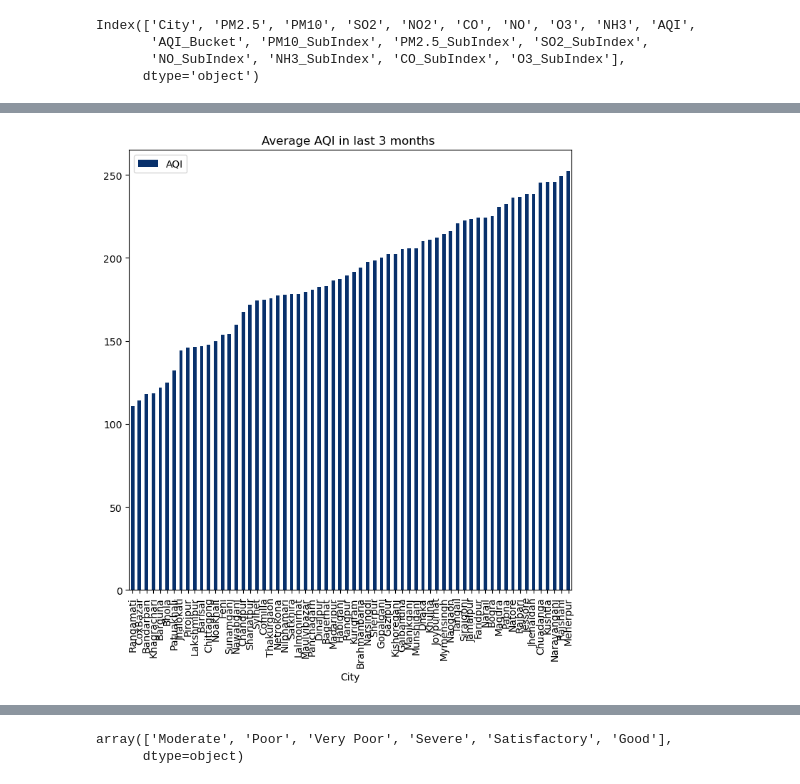
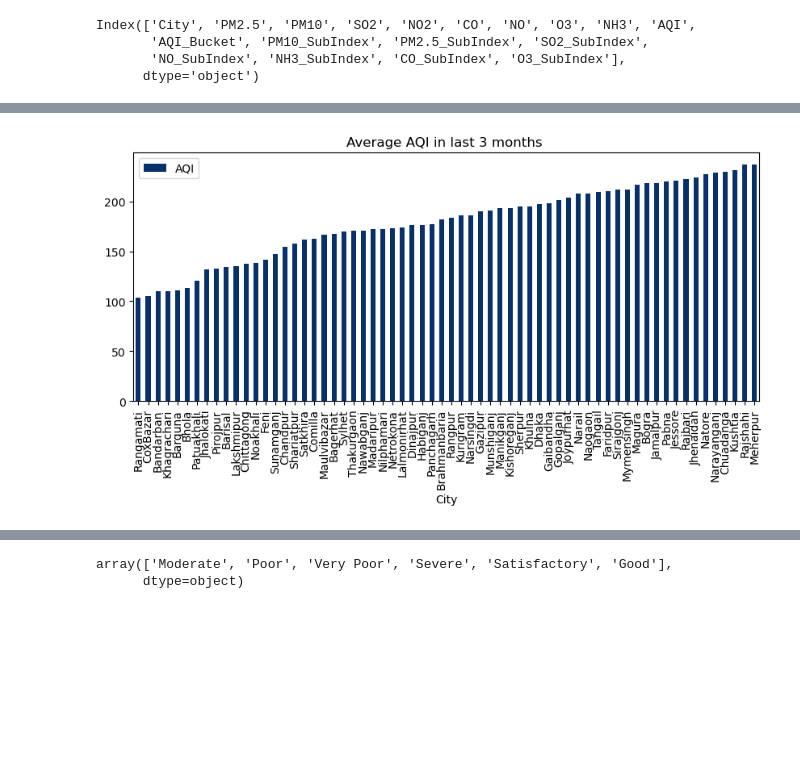
Before and after one commit to Mehedi17061/AirQualityIndex, a Jupyter notebook: AirQuality.ipynb, the cells around one changed output, grey strips where cells are left out. Saved outputs shown, nothing was run; the diff lists cells and outputs as text; code cells hidden in the pictures; blank space fills up the shorter version.

```diff
--- a/AirQuality.ipynb
+++ b/AirQuality.ipynb
@@ -138,8 +136,8 @@ Distribution of different pollutants in last 3 months
 # %%
-df[['City','AQI']].groupby('City').mean().sort_values('AQI').plot(kind='bar',cmap='Blues_r',figsize=(8,8))
+df[['City','AQI']].groupby('City').mean().sort_values('AQI').plot(kind='bar',cmap='Blues_r',figsize=(10,4))
 plt.title('Average AQI in last 3 months ');
 # %% [output]
-[figure, old version]
+[figure, new version]
 # %%
 #Creating Model for predicting the Output
 final_df= df[['AQI', 'AQI_Bucket']].copy()
```
Also changed, not shown: parts of 22 cells of this notebook, 5 other files.
